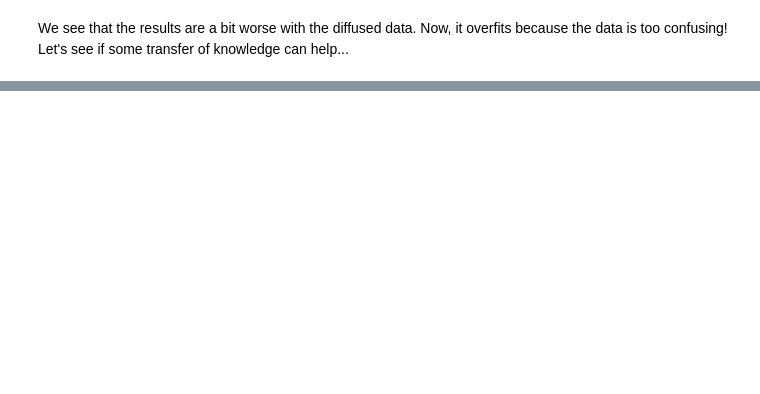
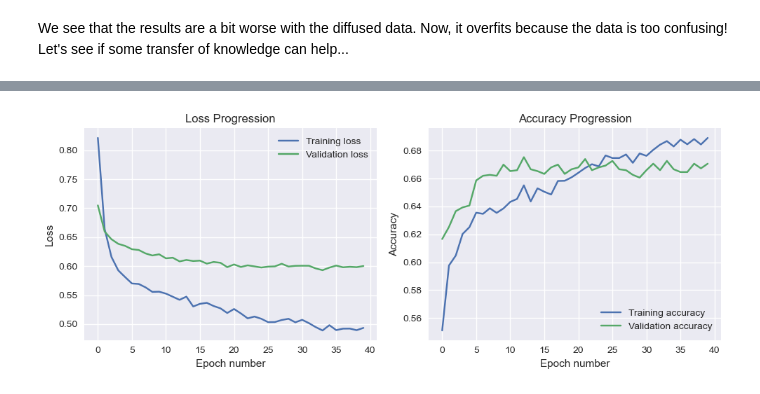
Before and after one commit to baron-de-montblanc/DL-Final-Project, a Jupyter notebook: workbook_FCNN.ipynb, the cells around one changed output, grey strips where cells are left out. Saved outputs shown, nothing was run; the diff lists cells and outputs as text; code cells hidden in the pictures; blank space fills up the shorter version.

```diff
--- a/workbook_FCNN.ipynb
+++ b/workbook_FCNN.ipynb
@@ -284,0 +287,31 @@ We see that the results are a bit worse with the diffused data. Now, it overfits
+# %%
+from model import train_fcnn_with_distillation
+
+# model initialization
+student_fcnn = JetFCNN(num_features=num_features, num_hidden_layers=NH).to(device)
+criterion = torch.nn.CrossEntropyLoss(reduction='none')
+optimizer = optim.Adam(student_fcnn.parameters(), lr=LR)
+
+loss_list, acc_list = [], []
+val_loss_list, val_acc_list = [], []
+
+t0 = time.time()
+for epoch in range(1,NE+1):
+
+    # training
+    loss, acc = train_fcnn_with_distillation(student_fcnn, teacher_fcnn,
+                                             train_loader, criterion, optimizer,
+                                             device, alpha=0.5, temperature=2.0)
+
+    loss_list.append(loss)
+    acc_list.append(acc)
+
+    # validation
+    val_loss, val_acc = run_fcnn(student_fcnn, device, val_loader, criterion, train=False)
+    val_loss_list.append(val_loss)
+    val_acc_list.append(val_acc)
+
+    if epoch%5 == 0:
+        print(f"E {epoch:02d} -- Train loss: {loss:.4f} -- Train acc: {acc:.4f} -- "\
+            + f"Val loss: {val_loss:.4f} -- Val acc: {val_acc:.4f} -- t elapsed: {time_elapsed(t0,time.time())} mins"
+      )
@@ -284,0 +335,4 @@ We see that the results are a bit worse with the diffused data. Now, it overfits
+# %%
+plot_loss_and_accuracy(loss_list, val_loss_list, acc_list, val_acc_list)
+# %% [output]
+[figure, added]
```
Also changed, not shown: parts of 18 cells of this notebook, 4 other files.
